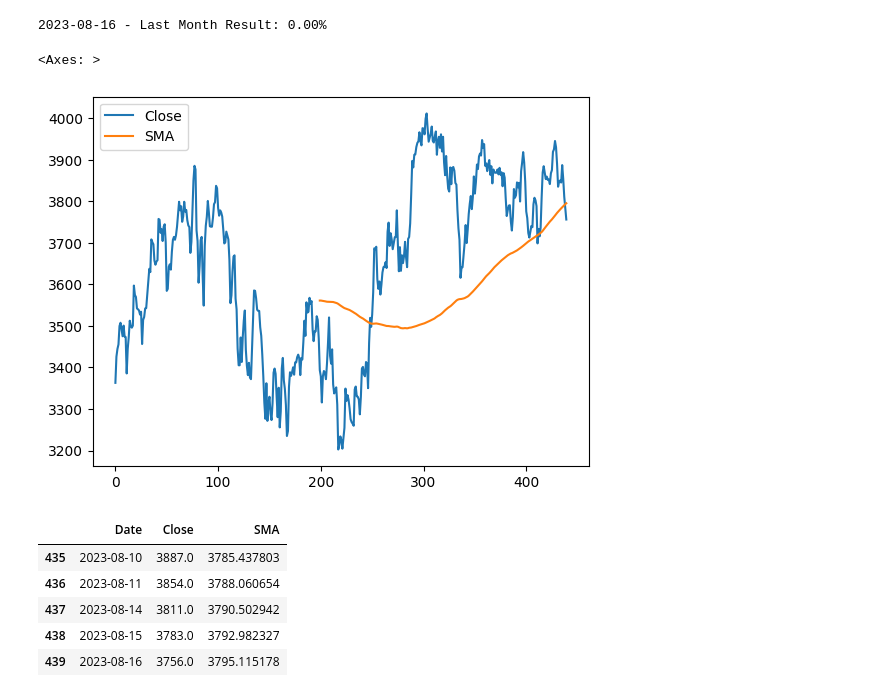
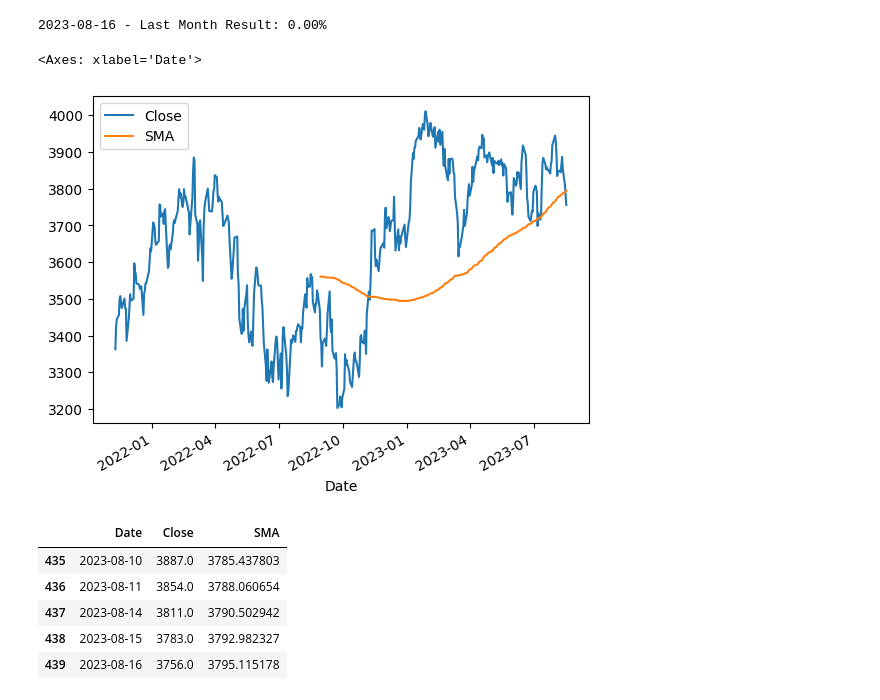
Before and after one commit to helmieresearch/helmieresearch, a Jupyter notebook: Momentum_Ranking_Model.ipynb, the cells around one changed output. Cells and saved outputs as stored; diff of their text form; code cells hidden in the pictures.

```diff
--- a/Momentum_Ranking_Model.ipynb
+++ b/Momentum_Ranking_Model.ipynb
@@ -117,12 +117,12 @@ index.set_index("Date", inplace=True)
 
 index.to_csv('STXCAP160823.csv')
 # %%
-STX = pd.read_csv("STXCAP160823.csv")
+STX = pd.read_csv('STXCAP160823.csv',index_col='Date', parse_dates=['Date'])
 STX['SMA'] = STX['Close'].rolling(200).mean()
 STX.plot()
 # %% [output]
-<Axes: >
+<Axes: xlabel='Date'>
-[figure, old version]
+[figure, new version]
 # %%
 STX.tail()
 # %% [output]
```
